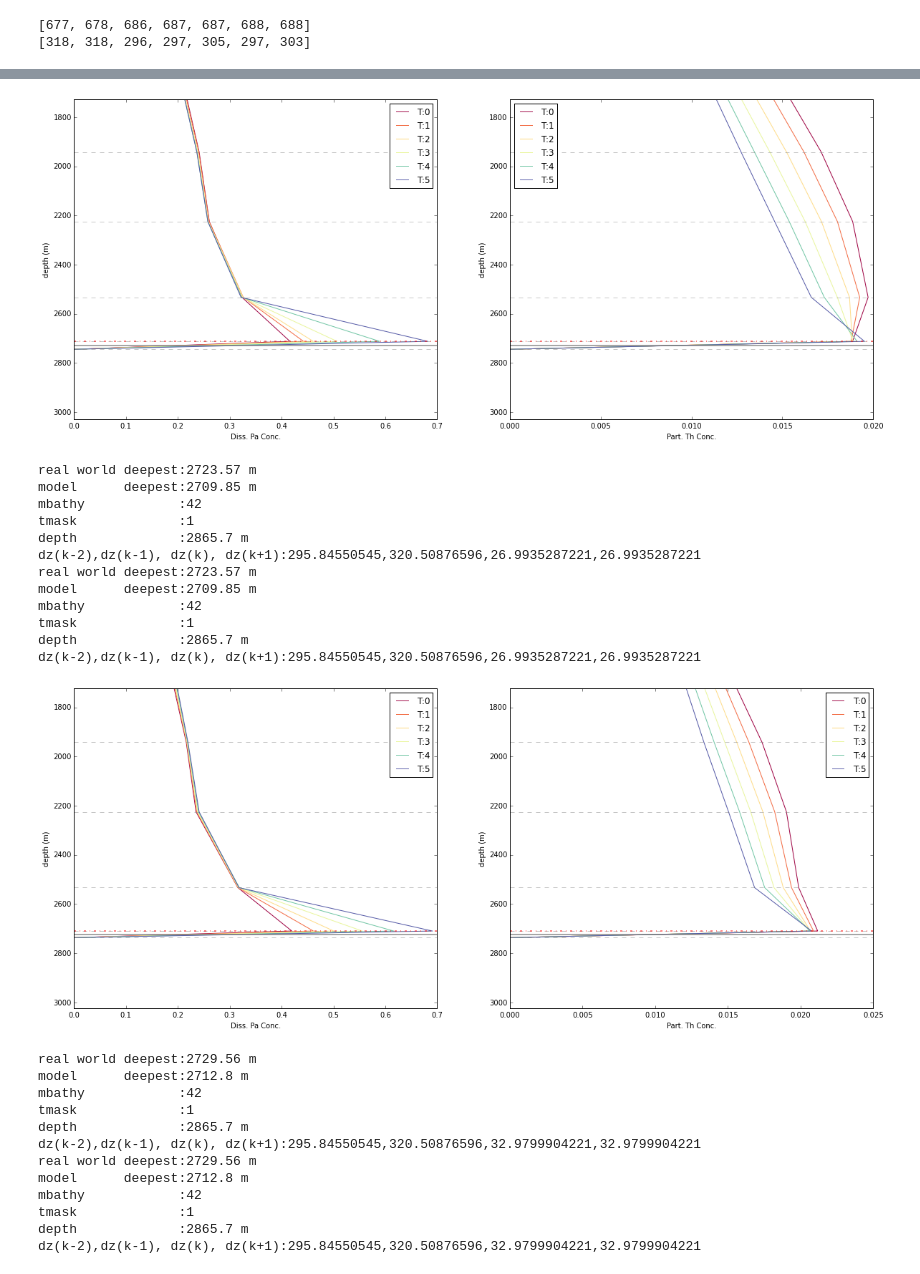
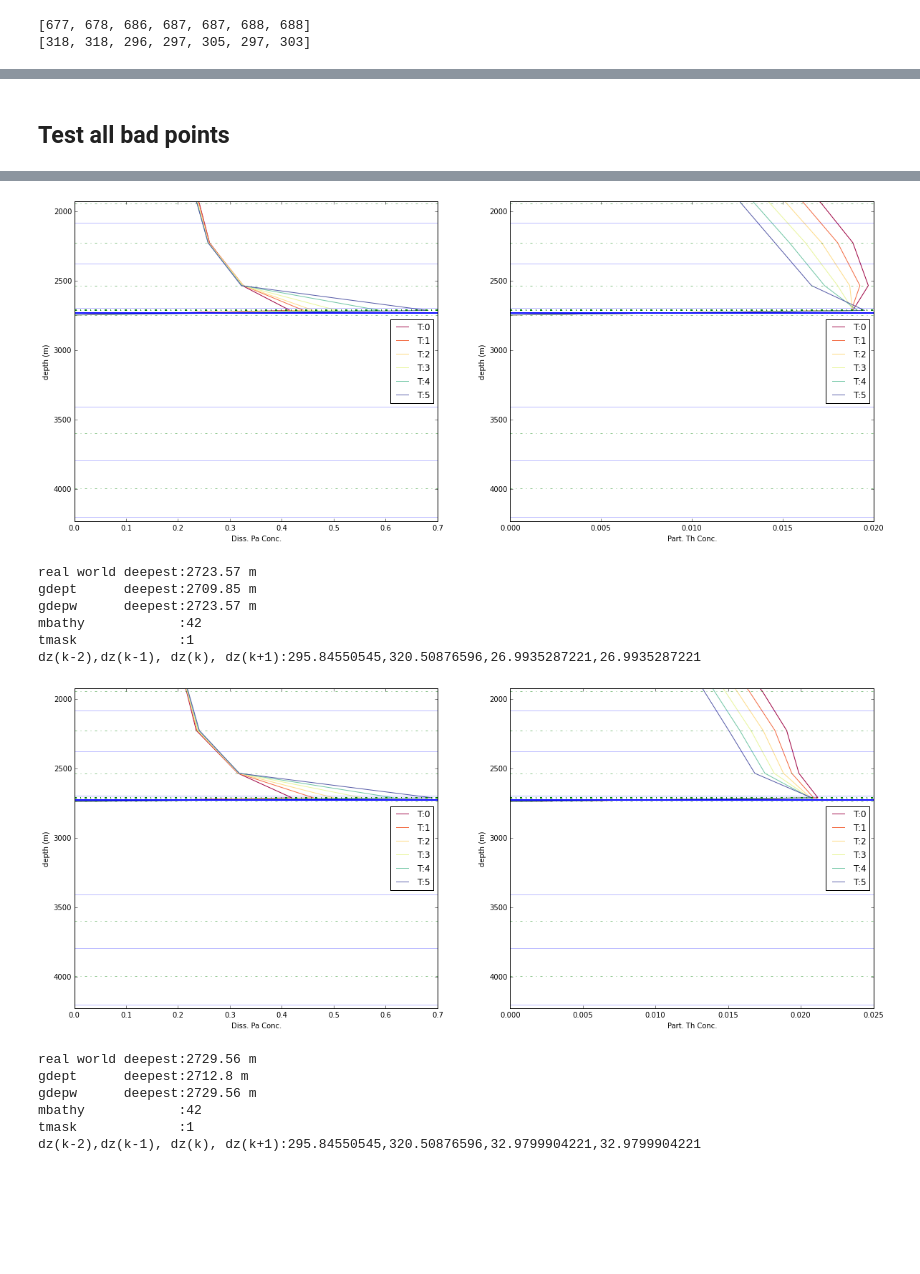
Before and after one commit to UBC-MOAD/analysis-cindy, a Jupyter notebook: notebooks/ANHA4-result/Add_bbc_for_tracers/check_mesh_mask.ipynb, the cells around one changed output, grey strips where cells are left out. Saved outputs shown, nothing was run; the diff lists cells and outputs as text; code cells hidden in the pictures; blank space fills up the shorter version.

Commit message:
add gdepw

```diff
--- a/notebooks/ANHA4-result/Add_bbc_for_tracers/check_mesh_mask.ipynb
+++ b/notebooks/ANHA4-result/Add_bbc_for_tracers/check_mesh_mask.ipynb
@@ -13,6 +15,7 @@ print mesh.variables.keys()
 [u'nav_lon', u'nav_lat', u'nav_lev', u'time_counter', u'tmask', u'umask', u'vmask', u'fmask', u'tmaskutil', u'umaskutil', u'vmaskutil', u'fmaskutil', u'glamt', u'glamu', u'glamv', u'glamf', u'gphit',  ...
 # %%
 gdept=mesh.variables['gdept'][:]
+gdepw=mesh.variables['gdepw'][:]
 mbathy=mesh.variables['mbathy'][:]-1
 e3t=mesh.variables['e3t'][:]
 tmask=mesh.variables['tmask'][:]
@@ -59,7 +96,7 @@ print (e3w[0,1:,22,33]+e3w[0,:-1,22,33])/2
 # %% [markdown]
 * find the bad points
 # %%
-nc_filename=sorted(glob.glob('/ocean/xiaoxiny/research/result_jasper/tracer6/newsms/addbbc/*ANHA*bbc*_ptrc_T*.nc'))
+nc_filename=sorted(glob.glob('/ocean/xiaoxiny/research/result_jasper/tracer6/newsms/addbbc/*ANHA*bbc*sms*_ptrc_T*.nc'))
 print("found *.nc file: \n{}".format(nc_filename))
 
 ptrc=nc.Dataset(nc_filename[0])
@@ -120,23 +155,26 @@ def vetical(data,dep,string,jj,ii,ylim='False',detail='no'):
         plt.legend(loc=0)
 
     for k in range (len(dep)):
-        plt.axhline(gdept[0,k,ii,jj],c="grey",linestyle='--',linewidth=0.5,alpha=0.9)
-    #plt.axhline(dep[mbathy[0,ii,jj]],c="blue",linestyle='--',linewidth=2,alpha=0.5)
-    plt.axhline(bathy[ii,jj],c="grey",linewidth=2,alpha=0.7)
-    plt.axhline(gdept[0,mbathy[0,ii,jj],ii,jj],c="red",linestyle='-.',linewidth=2,alpha=0.5)
+        plt.axhline(gdept[0,k,ii,jj],c="green",linestyle='-.',linewidth=0.5,alpha=0.9)
+        plt.hold(True)
+        plt.axhline(gdepw[0,k,ii,jj],c="blue",linestyle='-',linewidth=0.5,alpha=0.5)
+    plt.axhline(bathy[ii,jj],c="grey",linewidth=1,alpha=0.2)
+    plt.axhline(gdept[0,mbathy[0,ii,jj],ii,jj],c="green",linestyle='-.',linewidth=2,alpha=1)
+    plt.axhline(gdepw[0,mbathy[0,ii,jj]+1,ii,jj],c="blue",linestyle='-',linewidth=2,alpha=1)
     plt.ylabel('depth (m)')
     plt.xlabel('%s Conc.'%string)
 
     if ylim=='True':
-        dmin=bathy[ii,jj]-1000
-        dmax=bathy[ii,jj]+300
-    plt.ylim([dmin,dmax])
+        dmin=bathy[ii,jj]-800
+        dmax=bathy[ii,jj]+1500
+        plt.ylim([dmin,dmax])
     if detail =='yes':
         print ('real world deepest:%s m'%(bathy[ii,jj]))
-        print ('model      deepest:%s m'%gdept[0,mbathy[0,ii,jj],ii,jj])
+        print ('gdept      deepest:%s m'%gdept[0,mbathy[0,ii,jj],ii,jj])
+        print ('gdepw      deepest:%s m'%gdepw[0,mbathy[0,ii,jj]+1,ii,jj])
         print ('mbathy            :%s  '%mbathy[0,ii,jj])
         print ('tmask             :%s  '%tmask[0,mbathy[0,ii,jj],ii,jj])
-        print ('depth             :%s m'%dep[mbathy[0,ii,jj]])
+        #print ('depth             :%s m'%dep[mbathy[0,ii,jj]])
         print ('dz(k-2),dz(k-1), dz(k), dz(k+1):%s,%s,%s,%s'
                %(e3t[0,mbathy[0,ii,jj]-2,ii,jj],e3t[0,mbathy[0,ii,jj]-1,ii,jj],e3t[0,mbathy[0,ii,jj],ii,jj],e3t[0,mbathy[0,ii,jj]+1,ii,jj]))
 # %%
@@ -155,8 +202,10 @@ print jj
+# %% [markdown]
+## Test all bad points
 # %%
 for i in range (0,len(ii)):
     fig = plt.figure(figsize=(20,8))
     plt.subplot(121);vetical(TR_7,dep,'Diss. Pa',jj=jj[i],ii=ii[i],ylim='True',detail='yes');plt.gca().invert_yaxis()
-    plt.subplot(122);vetical(TR_9,dep,'Part. Th',jj=jj[i],ii=ii[i],ylim='True',detail='yes');plt.gca().invert_yaxis()
+    plt.subplot(122);vetical(TR_9,dep,'Part. Th',jj=jj[i],ii=ii[i],ylim='True',detail='no');plt.gca().invert_yaxis()
     plt.show()
 # %% [output]
 real world deepest:2748.99 m
@@ -187,26 +224,14 @@ dz(k-2),dz(k-1), dz(k), dz(k+1):295.84550545,320.50876596,32.1683164667,32.16831
-[figure, old version]
+[figure, new version]
 real world deepest:2723.57 m
-model      deepest:2709.85 m
+gdept      deepest:2709.85 m
+gdepw      deepest:2723.57 m
 mbathy            :42
 tmask             :1
-depth             :2865.7 m
 dz(k-2),dz(k-1), dz(k), dz(k+1):295.84550545,320.50876596,26.9935287221,26.9935287221
-real world deepest:2723.57 m
-model      deepest:2709.85 m
-mbathy            :42
-tmask             :1
-depth             :2865.7 m
-dz(k-2),dz(k-1), dz(k), dz(k+1):295.84550545,320.50876596,26.9935287221,26.9935287221
-[figure, old version]
+[figure, new version]
 real world deepest:2729.56 m
-model      deepest:2712.8 m
+gdept      deepest:2712.8 m
+gdepw      deepest:2729.56 m
 mbathy            :42
 tmask             :1
-depth             :2865.7 m
 dz(k-2),dz(k-1), dz(k), dz(k+1):295.84550545,320.50876596,32.9799904221,32.9799904221
-real world deepest:2729.56 m
-model      deepest:2712.8 m
-mbathy            :42
-tmask             :1
-depth             :2865.7 m
-dz(k-2),dz(k-1), dz(k), dz(k+1):295.84550545,320.50876596,32.9799904221,32.9799904221
```
Also changed, not shown: parts of 13 cells of this notebook, 1 other file.
